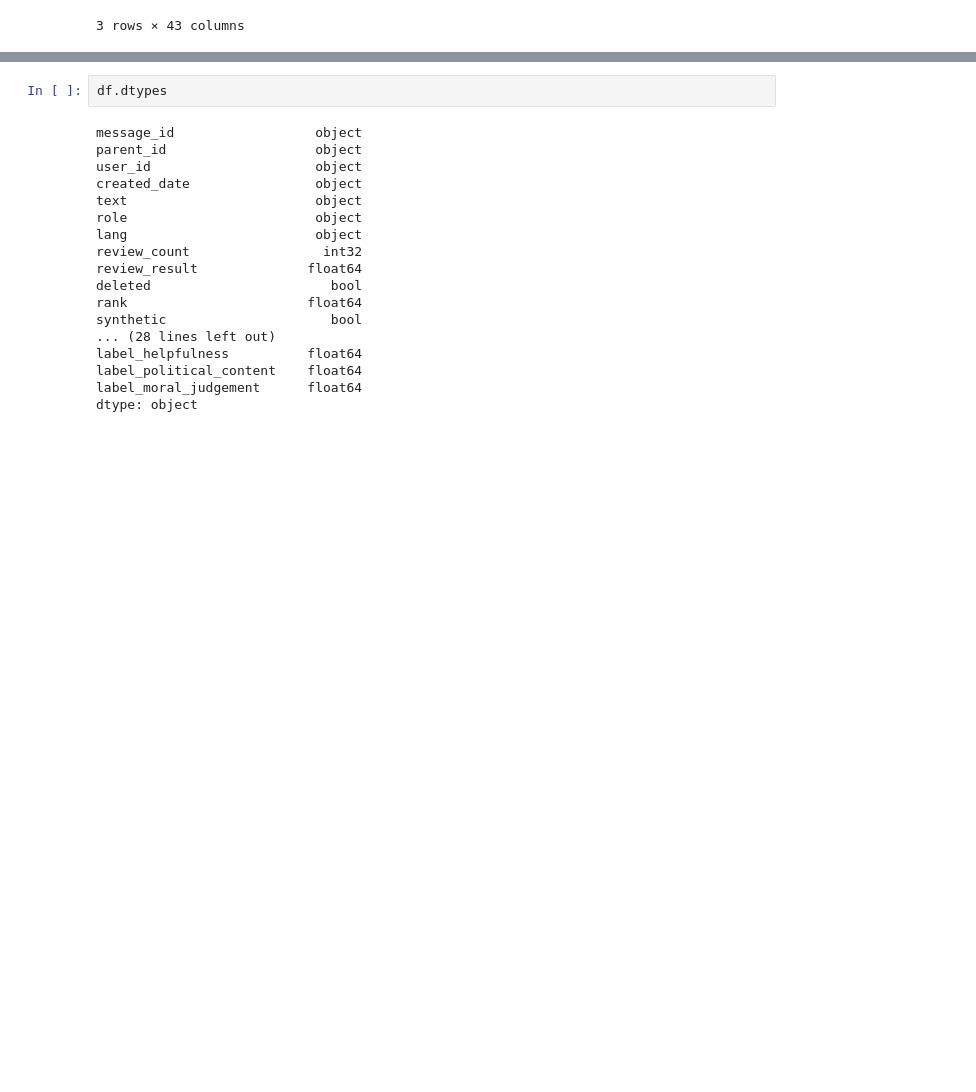
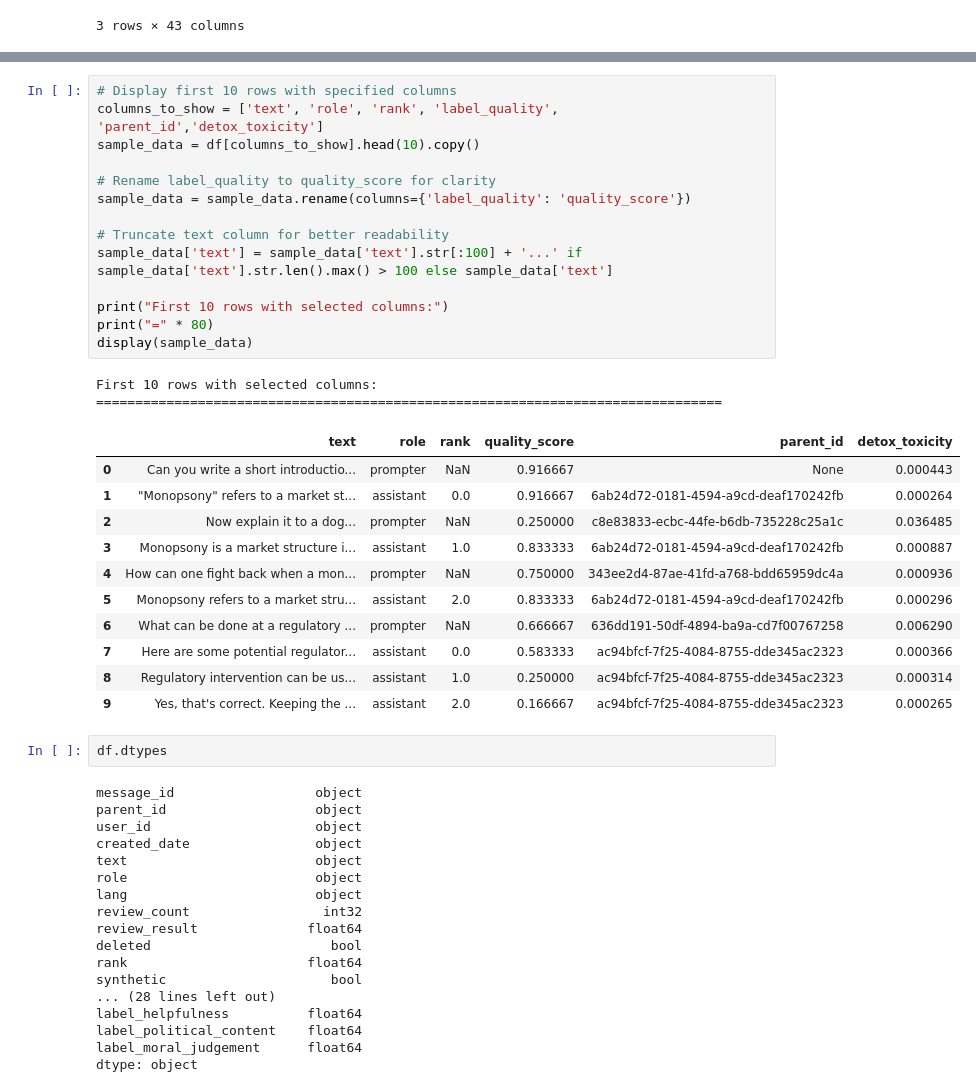
Before and after one commit to asp616848/AdaptiveBandit--Contextual-Bandits-for-Real-Time-Decision-Support-in-Customer-Service, a Jupyter notebook: summaryStatsDataset/openassistant_summary_stats.ipynb, the cells around one changed output, grey strips where cells are left out. Cells and saved outputs as stored; diff of their text form; blank space fills up the shorter version.

```diff
--- a/summaryStatsDataset/openassistant_summary_stats.ipynb
+++ b/summaryStatsDataset/openassistant_summary_stats.ipynb
@@ -78,3 +94,31 @@ Detox columns: ['detox_identity_attack', 'detox_insult', 'detox_obscene', 'detox
+# %%
+# Display first 10 rows with specified columns
+columns_to_show = ['text', 'role', 'rank', 'label_quality', 'parent_id','detox_toxicity']
+sample_data = df[columns_to_show].head(10).copy()
+
+# Rename label_quality to quality_score for clarity
+sample_data = sample_data.rename(columns={'label_quality': 'quality_score'})
+
+# Truncate text column for better readability
+sample_data['text'] = sample_data['text'].str[:100] + '...' if sample_data['text'].str.len().max() > 100 else sample_data['text']
+
+print("First 10 rows with selected columns:")
+print("=" * 80)
+display(sample_data)
+# %% [output]
+First 10 rows with selected columns:
+================================================================================
+|  | text | role | rank | quality_score | parent_id | detox_toxicity |
+| 0 | Can you write a short introductio... | prompter | NaN | 0.916667 | None | 0.000443 |
+| 1 | "Monopsony" refers to a market st... | assistant | 0.0 | 0.916667 | 6ab24d72-0181-4594-a9cd-deaf170242fb | 0.000264 |
+| 2 | Now explain it to a dog... | prompter | NaN | 0.250000 | c8e83833-ecbc-44fe-b6db-735228c25a1c | 0.036485 |
+| 3 | Monopsony is a market structure i... | assistant | 1.0 | 0.833333 | 6ab24d72-0181-4594-a9cd-deaf170242fb | 0.000887 |
+| 4 | How can one fight back when a mon... | prompter | NaN | 0.750000 | 343ee2d4-87ae-41fd-a768-bdd65959dc4a | 0.000936 |
+| 5 | Monopsony refers to a market stru... | assistant | 2.0 | 0.833333 | 6ab24d72-0181-4594-a9cd-deaf170242fb | 0.000296 |
+| 6 | What can be done at a regulatory ... | prompter | NaN | 0.666667 | 636dd191-50df-4894-ba9a-cd7f00767258 | 0.006290 |
+| 7 | Here are some potential regulator... | assistant | 0.0 | 0.583333 | ac94bfcf-7f25-4084-8755-dde345ac2323 | 0.000366 |
+| 8 | Regulatory intervention can be us... | assistant | 1.0 | 0.250000 | ac94bfcf-7f25-4084-8755-dde345ac2323 | 0.000314 |
+| 9 | Yes, that's correct. Keeping the ... | assistant | 2.0 | 0.166667 | ac94bfcf-7f25-4084-8755-dde345ac2323 | 0.000265 |
 # %%
 df.dtypes
 # %% [output]
```
Also changed, not shown: parts of 5 cells of this notebook, 5 other files.
